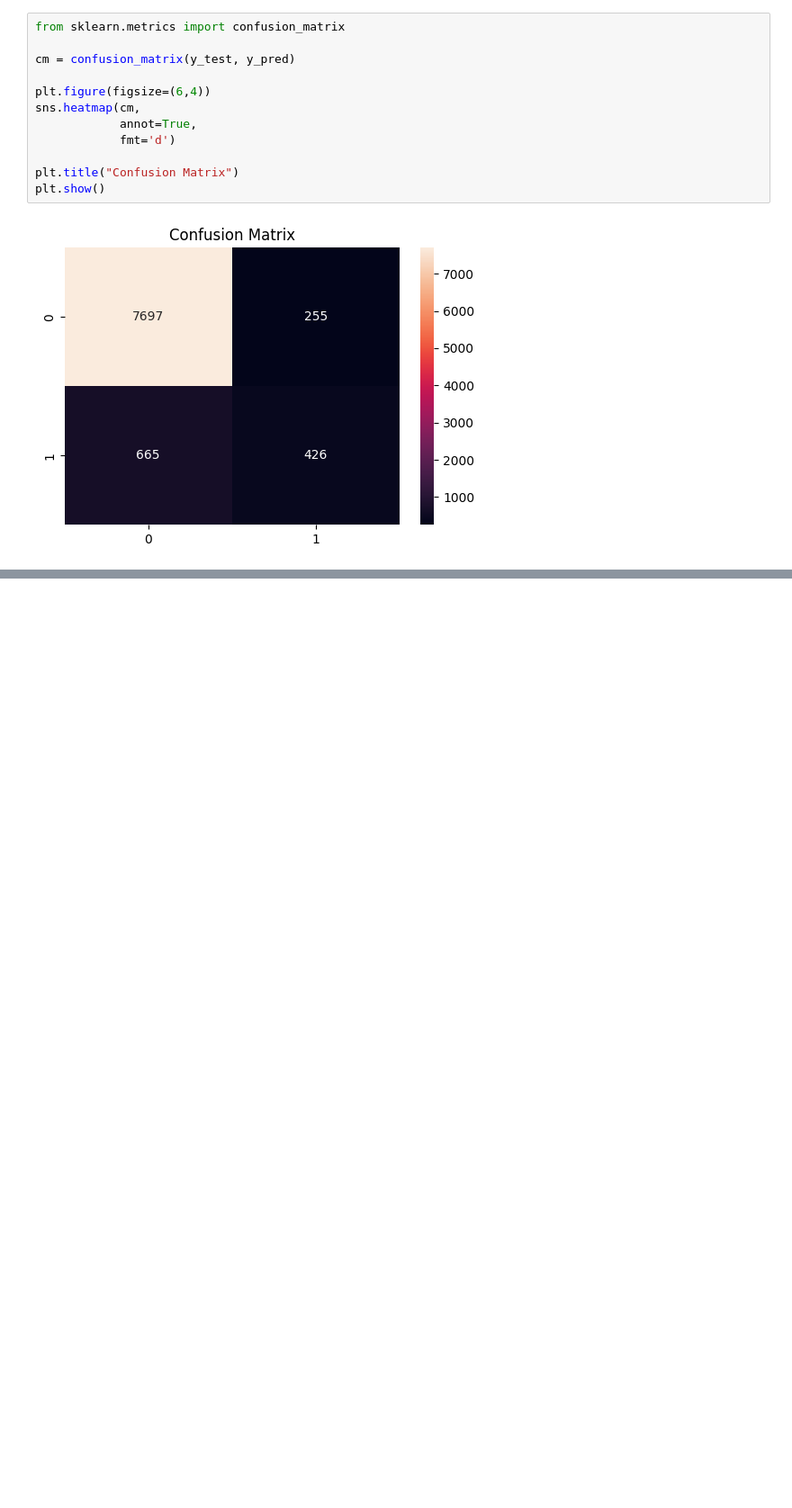
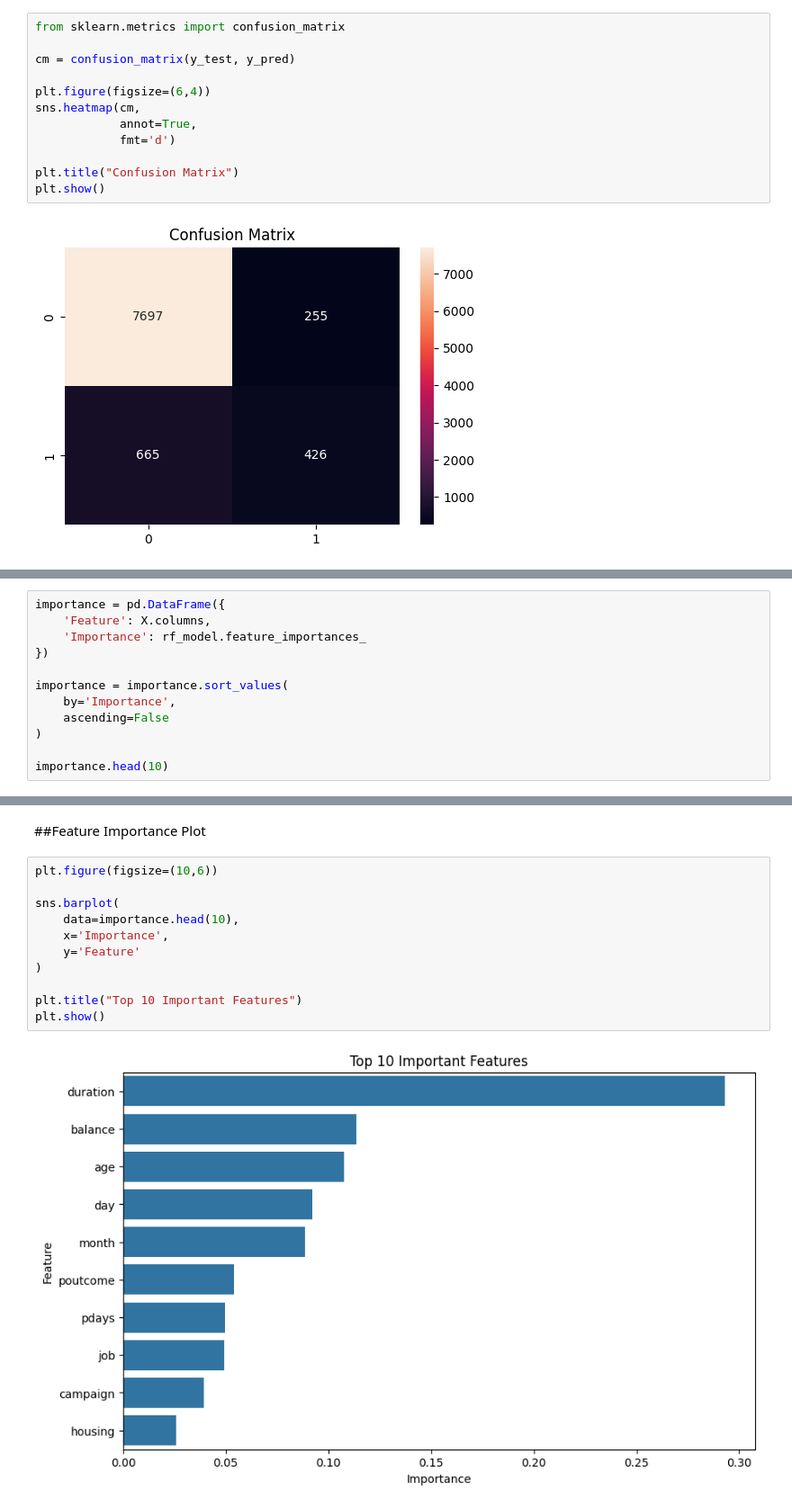
Before and after one commit to muhammadhasnatanwar/Bank-marketing-Data-set, a Jupyter notebook: Bank_Marketing_Dataset.ipynb, the cells around one changed output, grey strips where cells are left out. Shown at 90% size. Cells and saved outputs as stored; diff of their text form; blank space fills up the shorter version.

```diff
--- a/Bank_Marketing_Dataset.ipynb
+++ b/Bank_Marketing_Dataset.ipynb
@@ -461,0 +483,12 @@ plt.show()
+# %%
+importance = pd.DataFrame({
+    'Feature': X.columns,
+    'Importance': rf_model.feature_importances_
+})
+
+importance = importance.sort_values(
+    by='Importance',
+    ascending=False
+)
+
+importance.head(10)
@@ -461,0 +507,15 @@ plt.show()
+# %% [markdown]
+##Feature Importance Plot
+# %%
+plt.figure(figsize=(10,6))
+
+sns.barplot(
+    data=importance.head(10),
+    x='Importance',
+    y='Feature'
+)
+
+plt.title("Top 10 Important Features")
+plt.show()
+# %% [output]
+[figure, added]
```
Also changed, not shown: parts of 6 cells of this notebook.
